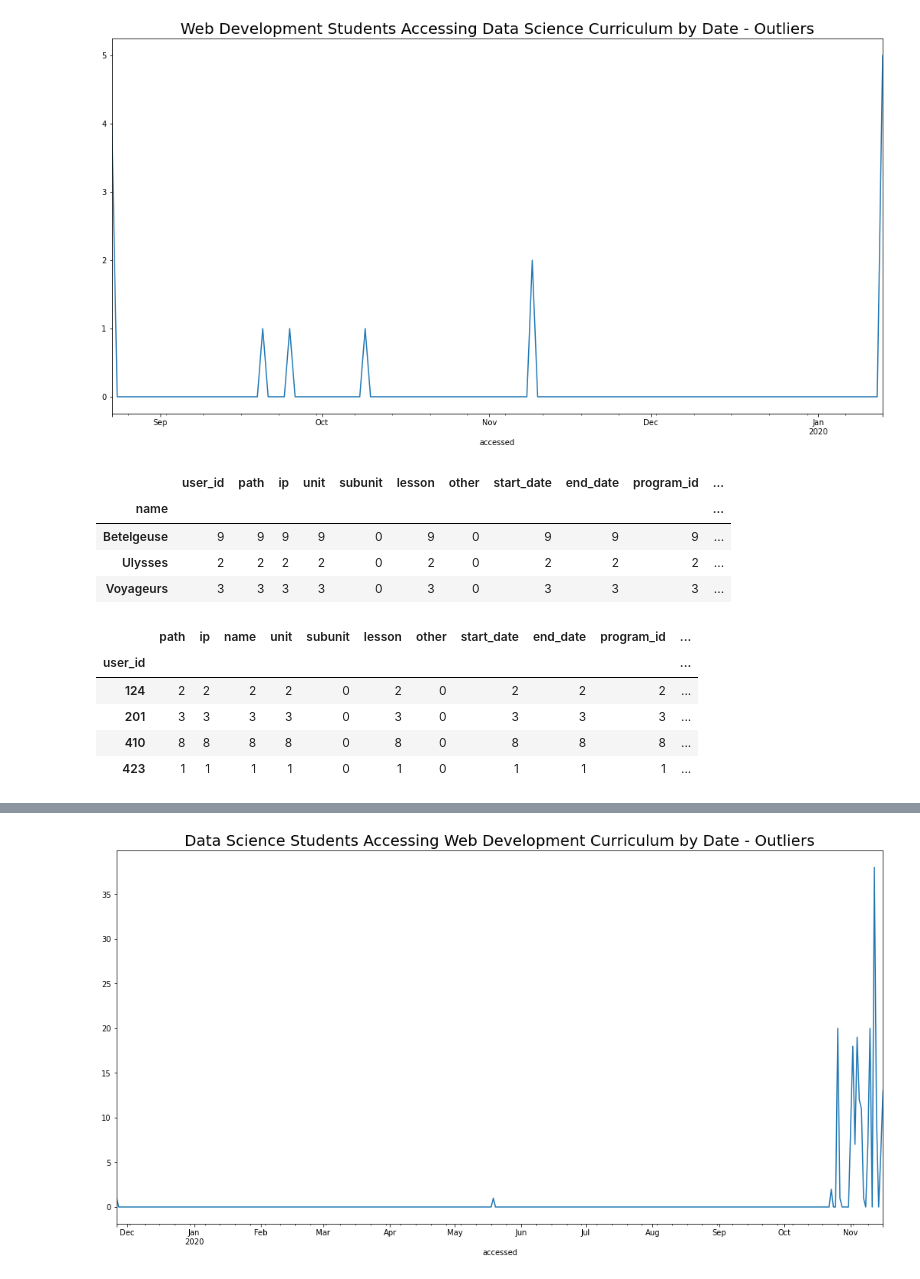
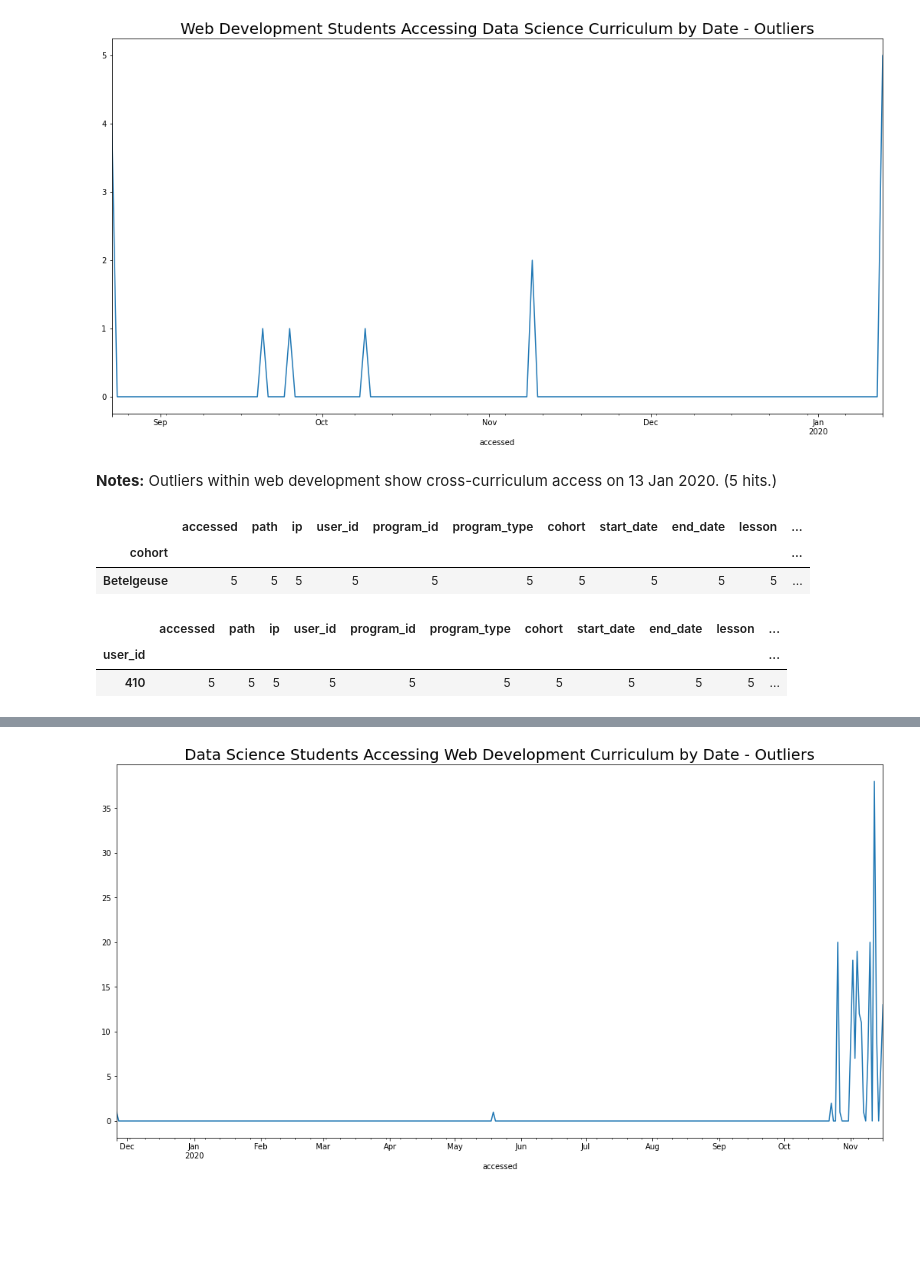
Before and after one commit to miller-cerna-laskowski-morris-eyring/anomaly-group-project, a Jupyter notebook: Lochlyn new.ipynb, the cells around one changed output, grey strips where cells are left out. Saved outputs shown, nothing was run; the diff lists cells and outputs as text; code cells hidden in the pictures; blank space fills up the shorter version.

```diff
--- a/Lochlyn new.ipynb
+++ b/Lochlyn new.ipynb
@@ -220,8 +185,5 @@ plt.show()
 # %% [markdown]
 ### Utlizing Outlier Dataframe
-# %%
-df_outliers = wrangle.change_datatypes(df_outliers)
-df_outliers = wrangle.add_columns(df_outliers)
 # %%
 df_outliers.head()
 # %% [output]
@@ -235 +196,4 @@ df_outliers.head()
+# %%
+# set index to datetime for resampling
+df_outliers=df_outliers.set_index(df_outliers.accessed)
 # %%
@@ -250 +206,4 @@ wd_to_ds_access.head()
+# %%
+# create data for wd students viewing ds curriculum after 2019
+after_2019 = wd_to_ds_access['2019-12-31':]
 # %%
@@ -277,21 +217,18 @@ plt.title('Web Development Students Accessing Data Science Curriculum by Date -
 plt.show()
 # %% [output]
 [figure]
+# %% [markdown]
+**Notes:** Outliers within web development show cross-curriculum access on 13 Jan 2020. (5 hits.)
 # %%
-wd_to_ds_access.groupby(wd_to_ds_access.name).count()
+after_2019.groupby(wd_to_ds_access.cohort).count()
 # %% [output]
-|  | user_id | path | ip | unit | subunit | lesson | other | start_date | end_date | program_id | ... |
-| name |  |  |  |  |  |  |  |  |  |  | ... |
-| Betelgeuse | 9 | 9 | 9 | 9 | 0 | 9 | 0 | 9 | 9 | 9 | ... |
-| Ulysses | 2 | 2 | 2 | 2 | 0 | 2 | 0 | 2 | 2 | 2 | ... |
-| Voyageurs | 3 | 3 | 3 | 3 | 0 | 3 | 0 | 3 | 3 | 3 | ... |
+|  | accessed | path | ip | user_id | program_id | program_type | cohort | start_date | end_date | lesson | ... |
+| cohort |  |  |  |  |  |  |  |  |  |  | ... |
+| Betelgeuse | 5 | 5 | 5 | 5 | 5 | 5 | 5 | 5 | 5 | 5 | ... |
 # %%
-wd_to_ds_access.groupby(wd_to_ds_access.user_id).count()
+after_2019.groupby(wd_to_ds_access.user_id).count()
 # %% [output]
-|  | path | ip | name | unit | subunit | lesson | other | start_date | end_date | program_id | ... |
+|  | accessed | path | ip | user_id | program_id | program_type | cohort | start_date | end_date | lesson | ... |
 | user_id |  |  |  |  |  |  |  |  |  |  | ... |
-| 124 | 2 | 2 | 2 | 2 | 0 | 2 | 0 | 2 | 2 | 2 | ... |
-| 201 | 3 | 3 | 3 | 3 | 0 | 3 | 0 | 3 | 3 | 3 | ... |
-| 410 | 8 | 8 | 8 | 8 | 0 | 8 | 0 | 8 | 8 | 8 | ... |
-| 423 | 1 | 1 | 1 | 1 | 0 | 1 | 0 | 1 | 1 | 1 | ... |
+| 410 | 5 | 5 | 5 | 5 | 5 | 5 | 5 | 5 | 5 | 5 | ... |
 # %%
```
Also changed, not shown: parts of 60 cells of this notebook.
